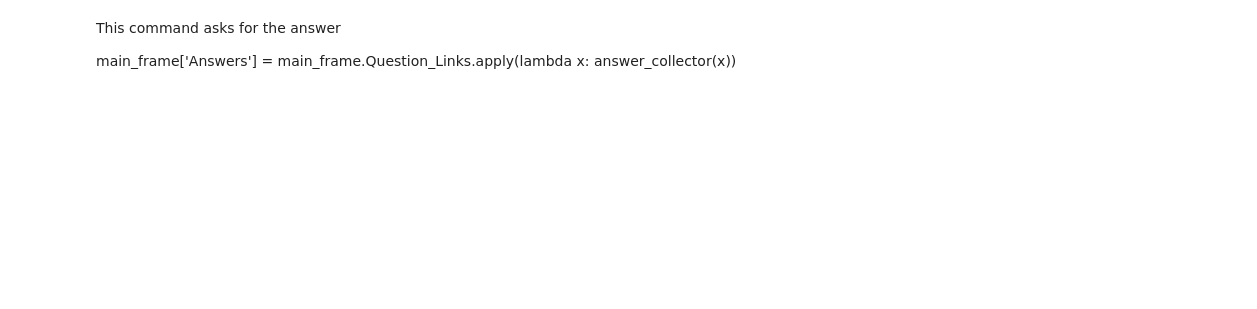
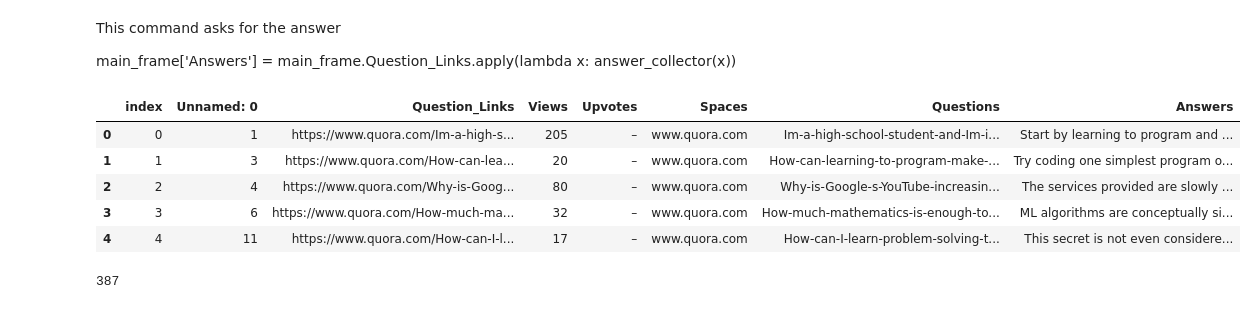
Before and after one commit to Kamalabot/Datagathering_Automation, a Jupyter notebook: QuoraScraper.ipynb, the cells around one changed output. Drawn from its saved outputs; the diff is of its cells as text; code cells hidden in the pictures; blank space fills up the shorter version.

Commit message:
Updated the Scraper to include all the answers till 29th Apr

```diff
--- a/QuoraScraper.ipynb
+++ b/QuoraScraper.ipynb
@@ -410,3 +419,15 @@ This command asks for the answer
 main_frame['Answers'] = main_frame.Question_Links.apply(lambda x: answer_collector(x))
 # %%
 main_frame.to_csv('Quora_My_Answers.csv')
+# %%
+load_answers = pd.read_csv('Quora_My_Answers.csv')
+# %%
+load_answers = load_answers[~load_answers.Answers.isna()].reset_index()
+load_answers.head()
+# %% [output]
+|  | index | Unnamed: 0 | Question_Links | Views | Upvotes | Spaces | Questions | Answers |
+| 0 | 0 | 1 | https://www.quora.com/Im-a-high-s... | 205 | – | www.quora.com | Im-a-high-school-student-and-Im-i... | Start by learning to program and ... |
+| 1 | 1 | 3 | https://www.quora.com/How-can-lea... | 20 | – | www.quora.com | How-can-learning-to-program-make-... | Try coding one simplest program o... |
+| 2 | 2 | 4 | https://www.quora.com/Why-is-Goog... | 80 | – | www.quora.com | Why-is-Google-s-YouTube-increasin... | The services provided are slowly ... |
+| 3 | 3 | 6 | https://www.quora.com/How-much-ma... | 32 | – | www.quora.com | How-much-mathematics-is-enough-to... | ML algorithms are conceptually si... |
+| 4 | 4 | 11 | https://www.quora.com/How-can-I-l... | 17 | – | www.quora.com | How-can-I-learn-problem-solving-t... | This secret is not even considere... |
@@ -412,0 +436,4 @@ main_frame.to_csv('Quora_My_Answers.csv')
+# %%
+main_frame.shape[0] - load_answers.shape[0]
+# %% [output]
+387
```
Also changed, not shown: parts of 16 cells of this notebook.
